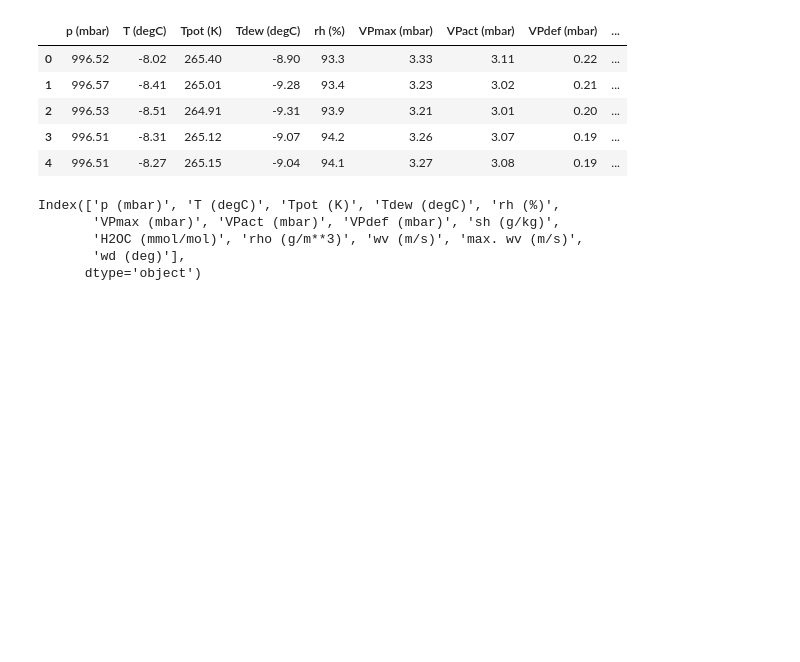
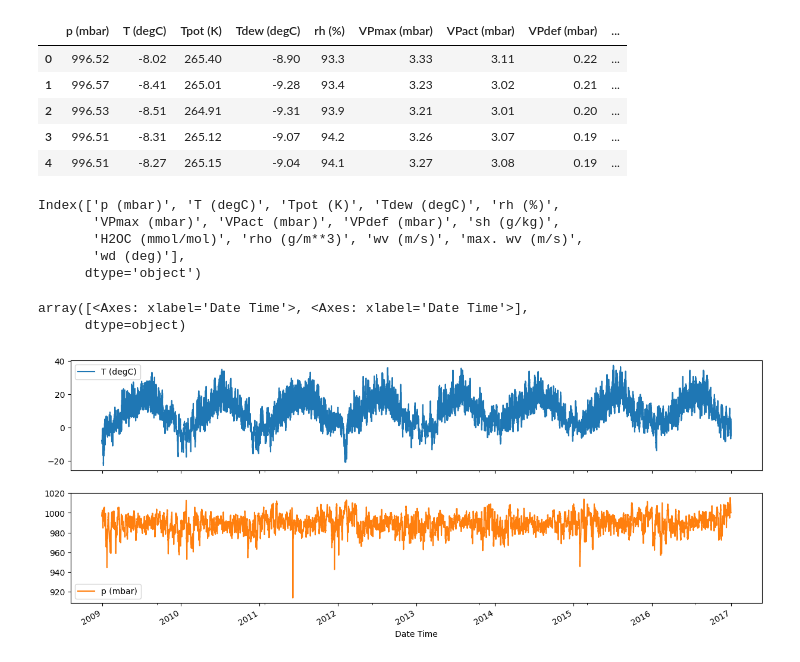
Before and after one commit to Ind-saurabh-kumar/Data_Science_Course, a Jupyter notebook: Deep_Learning_with_tensorflow/_time_series_tf.ipynb, the cells around one changed output. Cells and saved outputs as stored; diff of their text form; code cells hidden in the pictures; blank space fills up the shorter version.

Commit message:
plot

```diff
--- a/Deep_Learning_with_tensorflow/_time_series_tf.ipynb
+++ b/Deep_Learning_with_tensorflow/_time_series_tf.ipynb
@@ -142,3 +142,13 @@ Index(['p (mbar)', 'T (degC)', 'Tpot (K)', 'Tdew (degC)', 'rh (%)',
        'H2OC (mmol/mol)', 'rho (g/m**3)', 'wv (m/s)', 'max. wv (m/s)',
        'wd (deg)'],
       dtype='object')
+# %%
+# let's plot the data
+plot_cols = ['T (degC)', 'p (mbar)']
+plot_features = df[plot_cols]
+plot_features.index = date_time
+plot_features.plot(subplots=True)
+# %% [output]
+array([<Axes: xlabel='Date Time'>, <Axes: xlabel='Date Time'>],
+      dtype=object)
+[figure, added]
```
